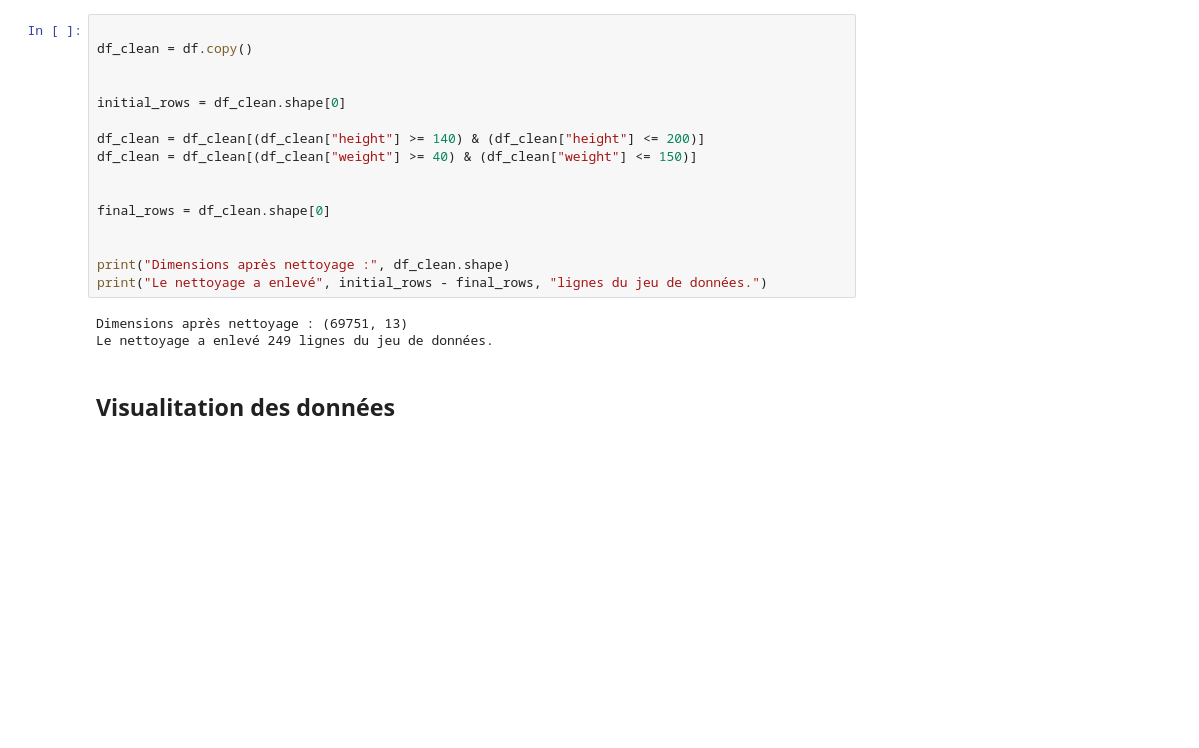
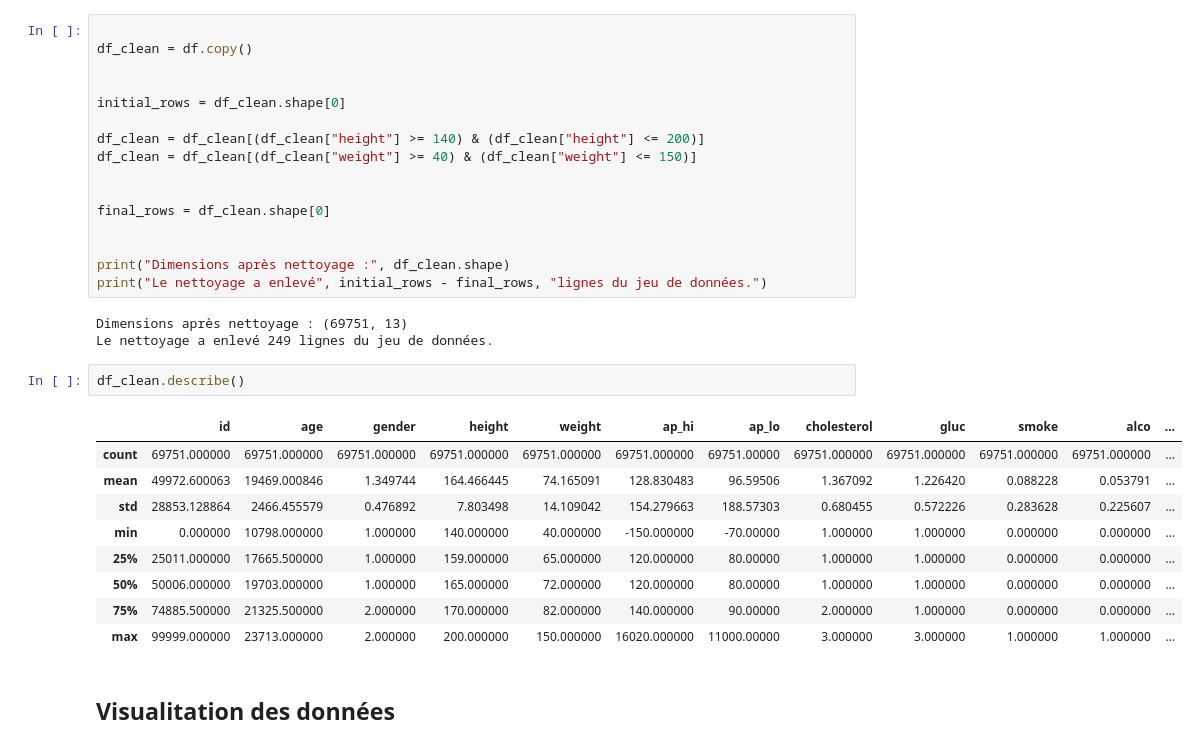
Before and after one commit to ali-bousrira/cardio-vasc-risks, a Jupyter notebook: Cardiovascular risks.ipynb, the cells around one changed output. Cells and saved outputs as stored; diff of their text form; blank space fills up the shorter version.

Commit message:
add df_clean.describe()

```diff
--- a/Cardiovascular risks.ipynb
+++ b/Cardiovascular risks.ipynb
@@ -60,6 +60,18 @@ print("Le nettoyage a enlevé", initial_rows - final_rows, "lignes du jeu de don
 # %% [output]
 Dimensions après nettoyage : (69751, 13)
 Le nettoyage a enlevé 249 lignes du jeu de données.
+# %%
+df_clean.describe()
+# %% [output]
+|  | id | age | gender | height | weight | ap_hi | ap_lo | cholesterol | gluc | smoke | alco | ... |
+| count | 69751.000000 | 69751.000000 | 69751.000000 | 69751.000000 | 69751.000000 | 69751.000000 | 69751.00000 | 69751.000000 | 69751.000000 | 69751.000000 | 69751.000000 | ... |
+| mean | 49972.600063 | 19469.000846 | 1.349744 | 164.466445 | 74.165091 | 128.830483 | 96.59506 | 1.367092 | 1.226420 | 0.088228 | 0.053791 | ... |
+| std | 28853.128864 | 2466.455579 | 0.476892 | 7.803498 | 14.109042 | 154.279663 | 188.57303 | 0.680455 | 0.572226 | 0.283628 | 0.225607 | ... |
+| min | 0.000000 | 10798.000000 | 1.000000 | 140.000000 | 40.000000 | -150.000000 | -70.00000 | 1.000000 | 1.000000 | 0.000000 | 0.000000 | ... |
+| 25% | 25011.000000 | 17665.500000 | 1.000000 | 159.000000 | 65.000000 | 120.000000 | 80.00000 | 1.000000 | 1.000000 | 0.000000 | 0.000000 | ... |
+| 50% | 50006.000000 | 19703.000000 | 1.000000 | 165.000000 | 72.000000 | 120.000000 | 80.00000 | 1.000000 | 1.000000 | 0.000000 | 0.000000 | ... |
+| 75% | 74885.500000 | 21325.500000 | 2.000000 | 170.000000 | 82.000000 | 140.000000 | 90.00000 | 2.000000 | 1.000000 | 0.000000 | 0.000000 | ... |
+| max | 99999.000000 | 23713.000000 | 2.000000 | 200.000000 | 150.000000 | 16020.000000 | 11000.00000 | 3.000000 | 3.000000 | 1.000000 | 1.000000 | ... |
 # %% [markdown]
 ## Visualitation des données
 # %%
```
